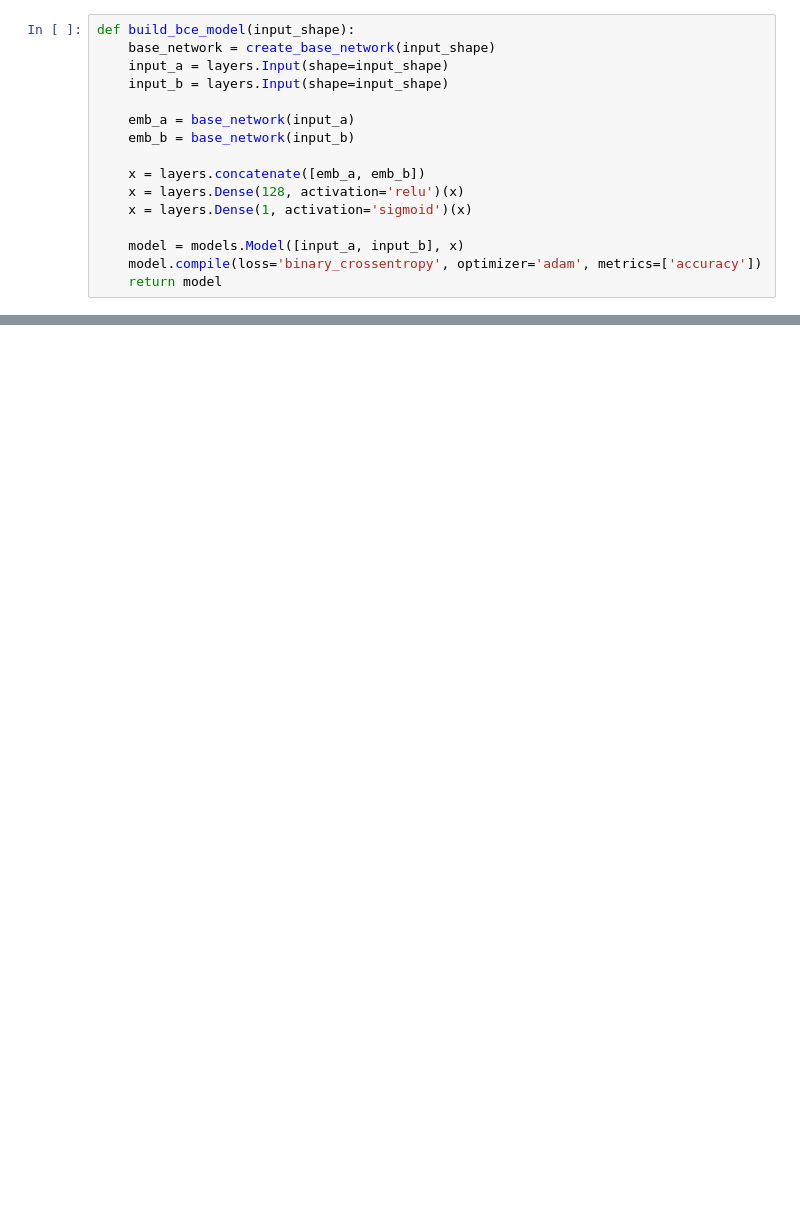
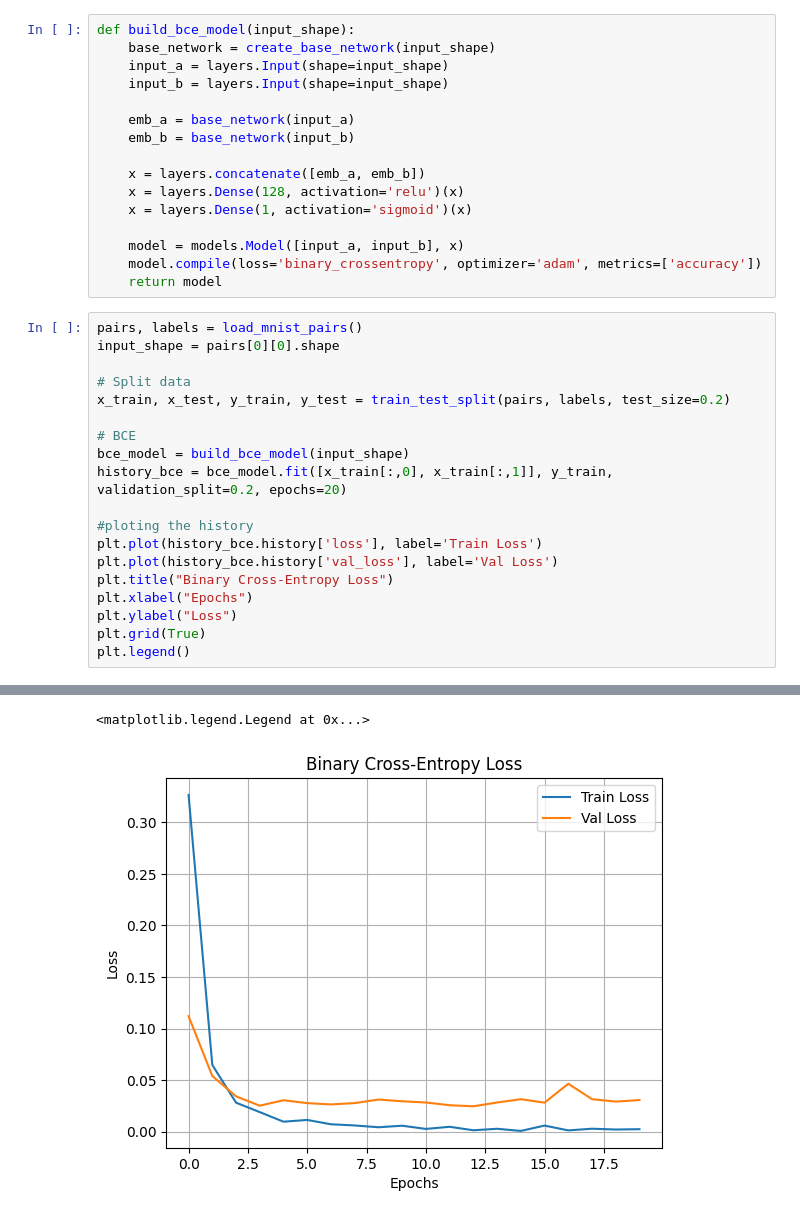
Before and after one commit to Israil445/Neural_Network_and_Deep_Learning_Lab, a Jupyter notebook: Assignment-11/Face_verifiers_with_different_loss.ipynb, the cells around one changed output, grey strips where cells are left out. Cells and saved outputs as stored; diff of their text form; blank space fills up the shorter version.

```diff
--- a/Assignment-11/Face_verifiers_with_different_loss.ipynb
+++ b/Assignment-11/Face_verifiers_with_different_loss.ipynb
@@ -66,3 +121,23 @@ def build_bce_model(input_shape):
     model = models.Model([input_a, input_b], x)
     model.compile(loss='binary_crossentropy', optimizer='adam', metrics=['accuracy'])
     return model
+# %%
+pairs, labels = load_mnist_pairs()
+input_shape = pairs[0][0].shape
+
+# Split data
+x_train, x_test, y_train, y_test = train_test_split(pairs, labels, test_size=0.2)
+
+# BCE
+bce_model = build_bce_model(input_shape)
+history_bce = bce_model.fit([x_train[:,0], x_train[:,1]], y_train, validation_split=0.2, epochs=20)
+
+#ploting the history
+plt.plot(history_bce.history['loss'], label='Train Loss')
+plt.plot(history_bce.history['val_loss'], label='Val Loss')
+plt.title("Binary Cross-Entropy Loss")
+plt.xlabel("Epochs")
+plt.ylabel("Loss")
+plt.grid(True)
+plt.legend()
+# %% [output]
@@ -68,0 +161,2 @@ def build_bce_model(input_shape):
+<matplotlib.legend.Legend at 0x...>
+[figure, added]
```
Also changed, not shown: parts of 22 cells of this notebook.
